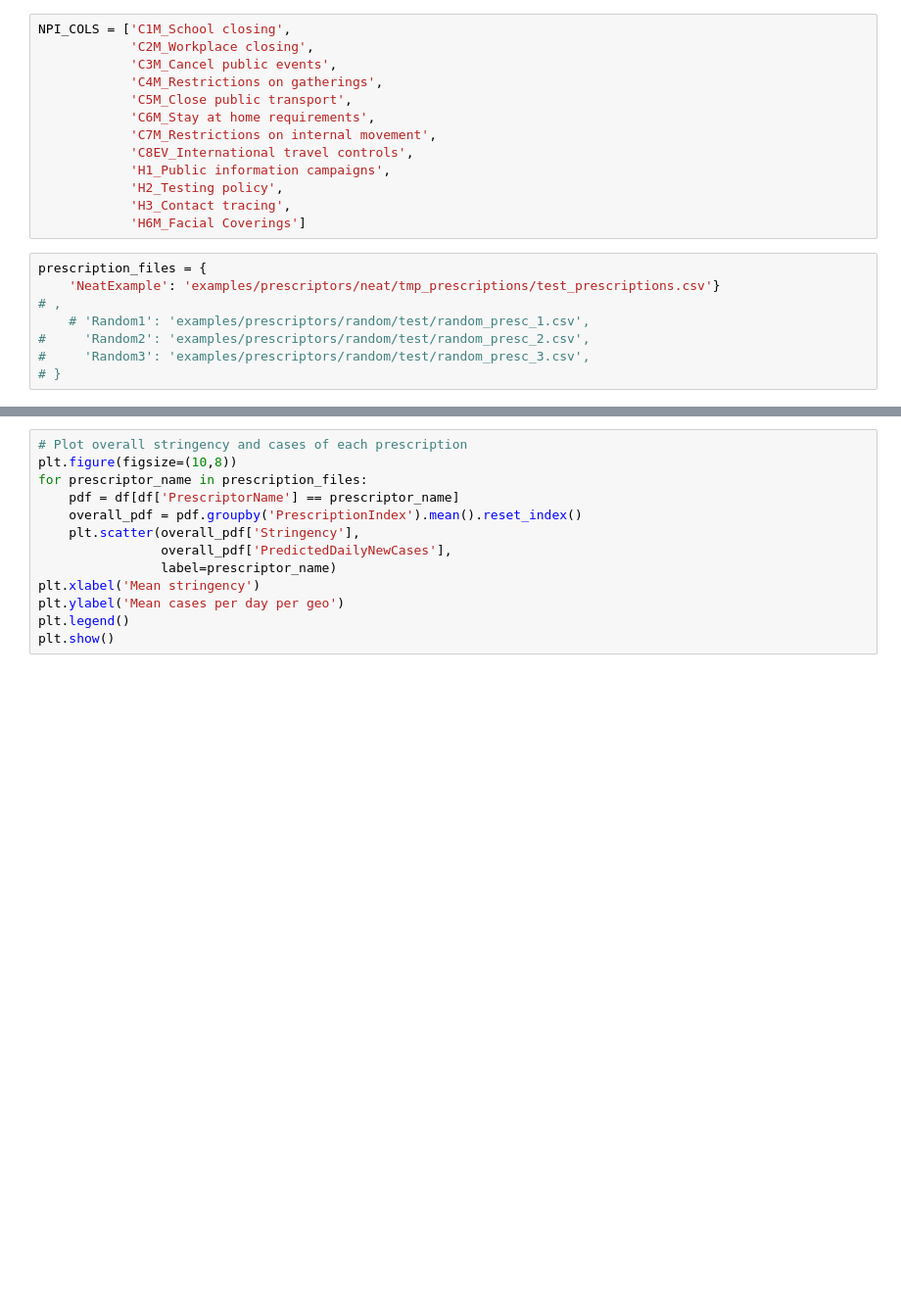
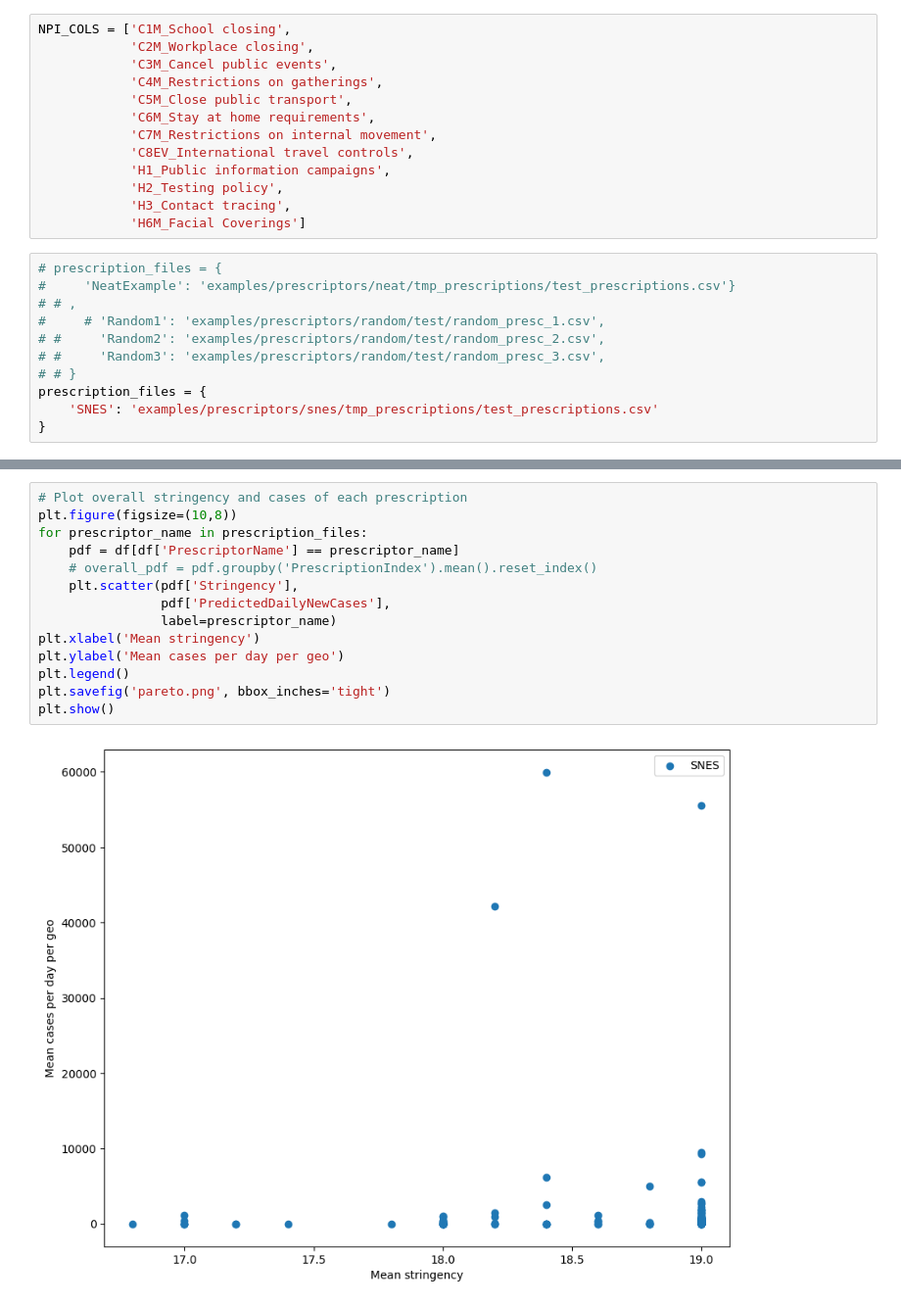
Before and after one commit to nguyen-td/covid-xprize-utcs-cs394n-f24, a Jupyter notebook: prescriptor_robojudge.ipynb, the cells around one changed output, grey strips where cells are left out. Shown: that part at 98% size. Cells and saved outputs as stored; diff of their text form; blank space fills up the shorter version.

```diff
--- a/prescriptor_robojudge.ipynb
+++ b/prescriptor_robojudge.ipynb
@@ -43,11 +43,14 @@ NPI_COLS = ['C1M_School closing',
             'H3_Contact tracing',
             'H6M_Facial Coverings']
 # %%
+# prescription_files = {
+#     'NeatExample': 'examples/prescriptors/neat/tmp_prescriptions/test_prescriptions.csv'}
+# # ,
+#     # 'Random1': 'examples/prescriptors/random/test/random_presc_1.csv',
+# #     'Random2': 'examples/prescriptors/random/test/random_presc_2.csv',
+# #     'Random3': 'examples/prescriptors/random/test/random_presc_3.csv',
+# # }
 prescription_files = {
-    'NeatExample': 'examples/prescriptors/neat/tmp_prescriptions/test_prescriptions.csv'}
-# ,
-    # 'Random1': 'examples/prescriptors/random/test/random_presc_1.csv',
-#     'Random2': 'examples/prescriptors/random/test/random_presc_2.csv',
-#     'Random3': 'examples/prescriptors/random/test/random_presc_3.csv',
-# }
+    'SNES': 'examples/prescriptors/snes/tmp_prescriptions/test_prescriptions.csv'
+}
 # %%
@@ -176,16 +254,19 @@ ddf = compute_domination_df(df)
 # %%
 # Plot overall stringency and cases of each prescription
 plt.figure(figsize=(10,8))
 for prescriptor_name in prescription_files:
     pdf = df[df['PrescriptorName'] == prescriptor_name]
-    overall_pdf = pdf.groupby('PrescriptionIndex').mean().reset_index()
-    plt.scatter(overall_pdf['Stringency'],
-                overall_pdf['PredictedDailyNewCases'],
+    # overall_pdf = pdf.groupby('PrescriptionIndex').mean().reset_index()
+    plt.scatter(pdf['Stringency'],
+                pdf['PredictedDailyNewCases'],
                 label=prescriptor_name)
 plt.xlabel('Mean stringency')
 plt.ylabel('Mean cases per day per geo')
 plt.legend()
+plt.savefig('pareto.png', bbox_inches='tight')
 plt.show()
+# %% [output]
+[figure, added]
 # %%
 # Plot stacked line chart of npis over time for a prescription for a particular geo
 
```
Also changed, not shown: parts of 7 cells of this notebook, 11 other files.
